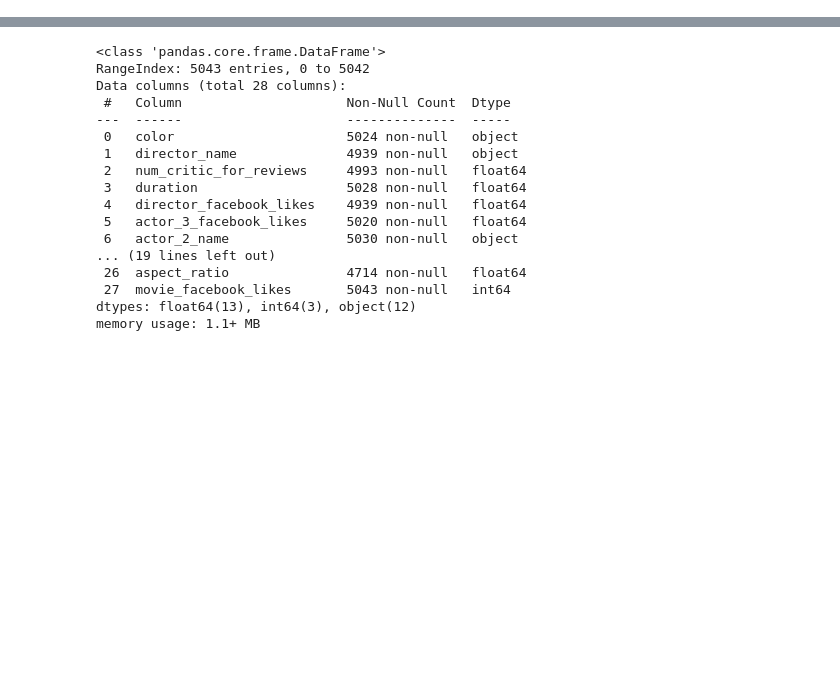
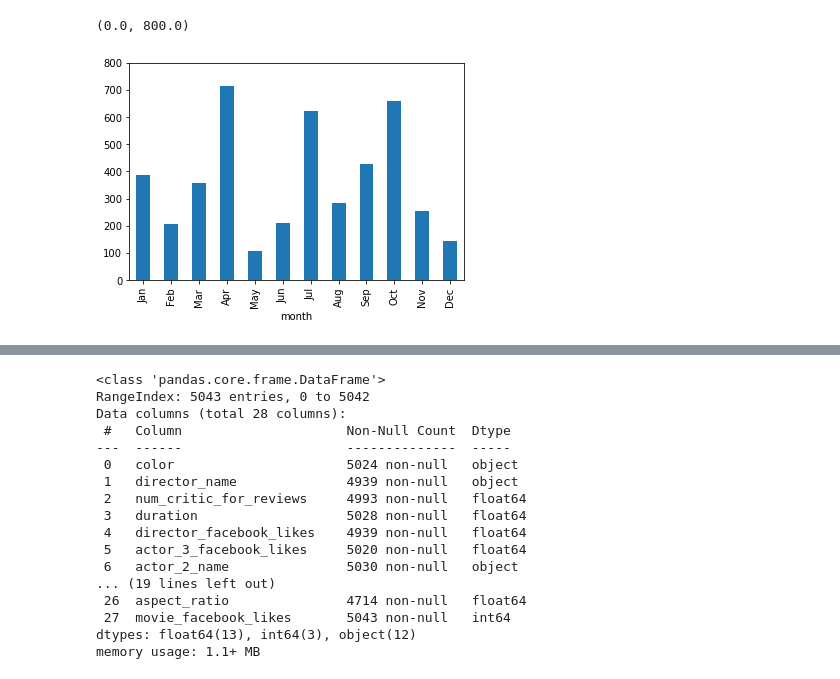
Before and after one commit to FeritYikar/ds-phase1-project, a Jupyter notebook: Master Notebook.ipynb, the cells around one changed output, grey strips where cells are left out. Cells and saved outputs as stored; diff of their text form; code cells hidden in the pictures; blank space fills up the shorter version.

```diff
--- a/Master Notebook.ipynb
+++ b/Master Notebook.ipynb
@@ -22,0 +414,2 @@ tn_movies_budgets = pd.read_csv('data/tn.movie_budgets.csv')
+# %%
+genre_analysis_studio = genre_analysis_genre.merge(bom_movie_gross, how = 'inner', on = 'name_year')
@@ -22,0 +448,2 @@ tn_movies_budgets = pd.read_csv('data/tn.movie_budgets.csv')
+# %%
+genre_analysis_studio['month'] = genre_analysis_studio['release_date'].map(lambda x : x[:3])
@@ -22,0 +465,19 @@ tn_movies_budgets = pd.read_csv('data/tn.movie_budgets.csv')
+# %%
+genre_analysis_studio_mystery = genre_analysis_studio[genre_analysis_studio['genres'] == 'Mystery']
+genre_analysis_studio_horror = genre_analysis_studio[genre_analysis_studio['genres'] == 'Horror']
+genre_analysis_studio_musical = genre_analysis_studio[genre_analysis_studio['genres'] == 'Musical']
+# %%
+import matplotlib.pyplot as plt
+month_order = ["Jan", "Feb", "Mar", "Apr", "May", "Jun", "Jul", "Aug", "Sep", "Oct", "Nov", "Dec"]
+# %%
+horror_average_profit_percent_monthly = ((genre_analysis_studio_horror.groupby('month')['worldwide_gross'].sum()) / (genre_analysis_studio_horror.groupby('month')['production_budget'].sum())-1)*100
+#horror_average_profit_percent_monthly.plot.bar()
+df = pd.DataFrame(horror_average_profit_percent_monthly)
+df = df.reset_index()
+#fig, ax = plt.subplots()
+#ax.bar(horror_average_profit_percent_monthly.index, horror_average_profit_percent_monthly.values)
+ax = df.set_index("month").loc[month_order].plot(kind="bar", legend=False)
+ax.set_ylim(0,800)
+# %% [output]
+(0.0, 800.0)
+[figure, added]
```
Also changed, not shown: parts of 67 cells of this notebook, 1 other file.
